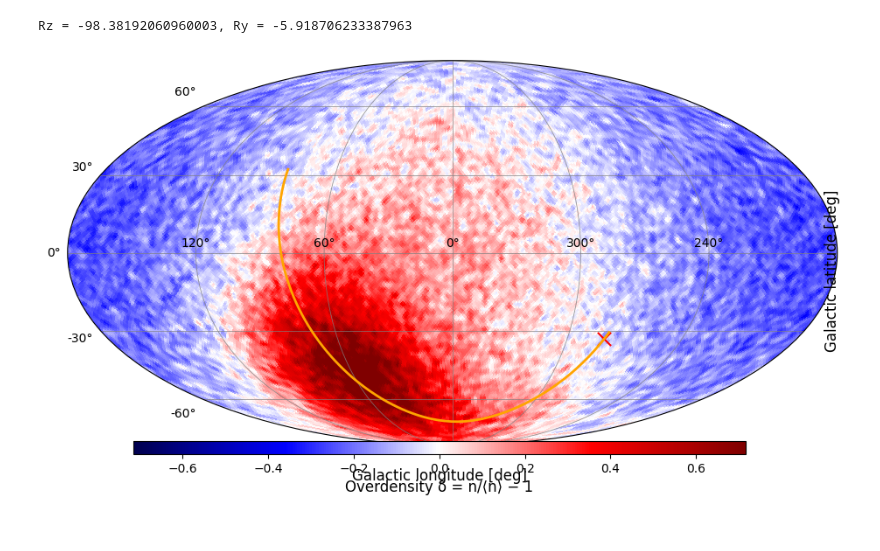
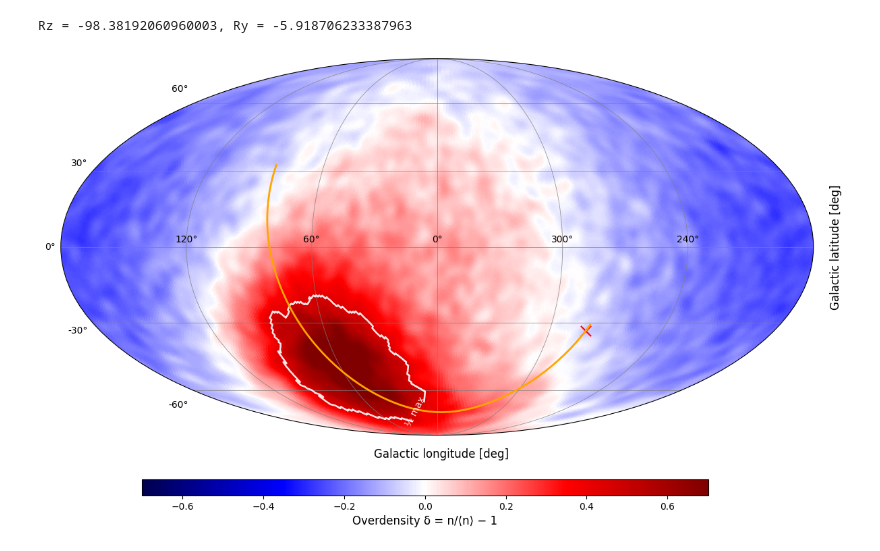
Before and after one commit to TheArchAstronomer/My_thesis, a Jupyter notebook: Hernquist_profile.ipynb, the cells around one changed output. Cells and saved outputs as stored; diff of their text form; code cells hidden in the pictures.

```diff
--- a/Hernquist_profile.ipynb
+++ b/Hernquist_profile.ipynb
@@ -69,3 +70,8 @@ Loading snapshot: dm_sim.00001.0
 Selected species: PartType4
 Snap file keys: <KeysViewHDF5 ['Cosmology', 'Header', 'Parameters', 'PartType1', 'PartType4', 'Units']>
 Part type keys: <KeysViewHDF5 ['Coordinates', 'GroupID', 'Masses', 'ParticleIDs', 'Potential', 'Softening', 'StellarFormationTime', 'Velocities']>
+# %%
+x = star_coord[:,0]
+y = star_coord[:,1]
+
+plot_OD_gaussian(x, y, (50, 50), 2, 'Hernquist profile stars xy', 'x [kpc]', 'y [kpc]')
@@ -197,7 +206,7 @@ delta = np.full_like(m, hp.UNSEEN, dtype=float)
 delta[pop] = (m[pop] / mu) - 1.0
 
 # Smoothing funktsioon, proovi ilma selleta! See 5 on siin suvaline, seda peab vaatama veel.
-fwhm = np.radians(2)
+fwhm = np.radians(5)
 delta_sm = hp.smoothing(delta, fwhm=fwhm, verbose=False)
 
 # Healpy -> Matplib toimub siin
@@ -231,7 +240,7 @@ class ThetaFormatterShiftPi(GeoAxes.ThetaFormatter):
 # Siin on alles plottimine
 #
 
-fig = plt.figure(figsize=(10, 5), facecolor='white')
+fig = plt.figure(figsize=(12, 8), facecolor='white')
 ax = fig.add_subplot(111, projection="mollweide")
 
 # Neid vmin/vmax väärtusi võib vajaduse muuta, Foote-is on -0.4 kuni 1.0
@@ -246,6 +255,15 @@ image = ax.pcolormesh(
     vmin=vmin, vmax=vmax,
     cmap="seismic", rasterized=True,
 )
+
+halfmax = 0.5 * np.nanmax(grid_map[valid])
+
+cont = ax.contour(
+    longitude[::-1], latitude, grid_map,
+    levels=[halfmax], colors='white', linewidths=1.8,
+    linestyles='solid', alpha=0.9
+)
+ax.clabel(cont, fmt={halfmax: '½ max'}, inline=True, fontsize=10, colors='white')
 
 # Orbit overlays (Matplotlib expects radians here)
 # LMC orbiit
@@ -255,33 +273,33 @@ ax.plot(
      color='orange', lw=2, label='LMC orbit'
 )
 
 # LMC tänane asukoht
 ax.scatter(
     -LMC_location_today.galactic.l.wrap_at(180*u.deg).radian,
      LMC_location_today.galactic.b.radian,
      marker='x', color='red', s=120, label='LMC today (SIMBAD)'
 )
 
 # Grid and tick labels
 ax.grid(True, color="gray", lw=0.6, alpha=0.8)
 ax.set_longitude_grid(60)
 ax.set_latitude_grid(30)
 ax.set_longitude_grid_ends(90)
 ax.xaxis.set_major_formatter(ThetaFormatterShiftPi(60))
 ax.tick_params(axis='x', labelsize=10, colors='black')
 ax.tick_params(axis='y', labelsize=10, colors='black')
 
 # Colorbar
 cax = fig.add_axes([0.15, 0.08, 0.7, 0.03])
 cb = fig.colorbar(image, cax=cax, orientation="horizontal")
 cb.set_label("Overdensity δ = n/⟨n⟩ − 1", fontsize=12)
 cb.solids.set_edgecolor("face")
 
 # Axis labels
-plt.figtext(0.5, 0.02, "Galactic longitude [deg]", ha="center", fontsize=12)
-plt.figtext(0.94, 0.5, "Galactic latitude [deg]",  va="center", rotation=90, fontsize=12)
+plt.figtext(0.52, 0.15, "Galactic longitude [deg]", ha="center", fontsize=12)
+plt.figtext(1.00, 0.54, "Galactic latitude [deg]",  va="center", rotation=90, fontsize=12)
 
 plt.subplots_adjust(bottom=0.1, top=0.98, left=0.05, right=0.98)
 plt.show()
 # %% [output]
-[figure, old version]
+[figure, new version]
```
Also changed, not shown: parts of 2 cells of this notebook.
